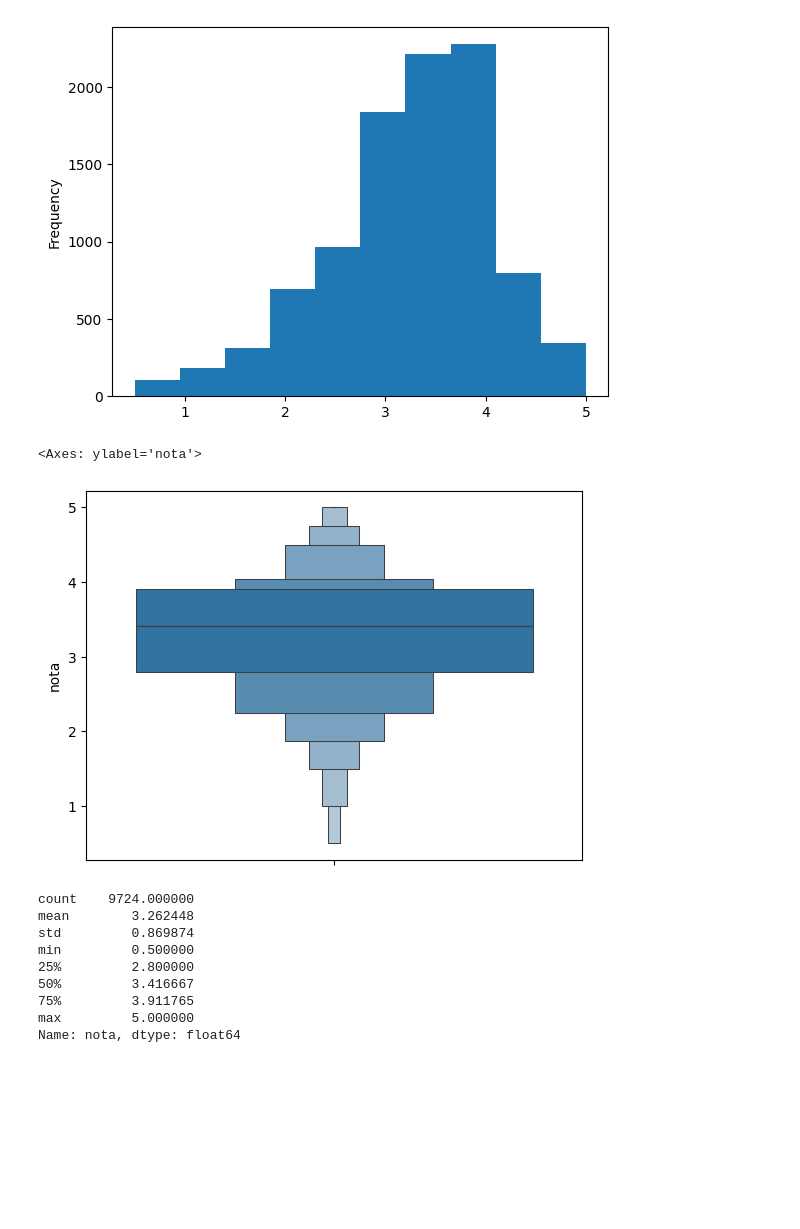
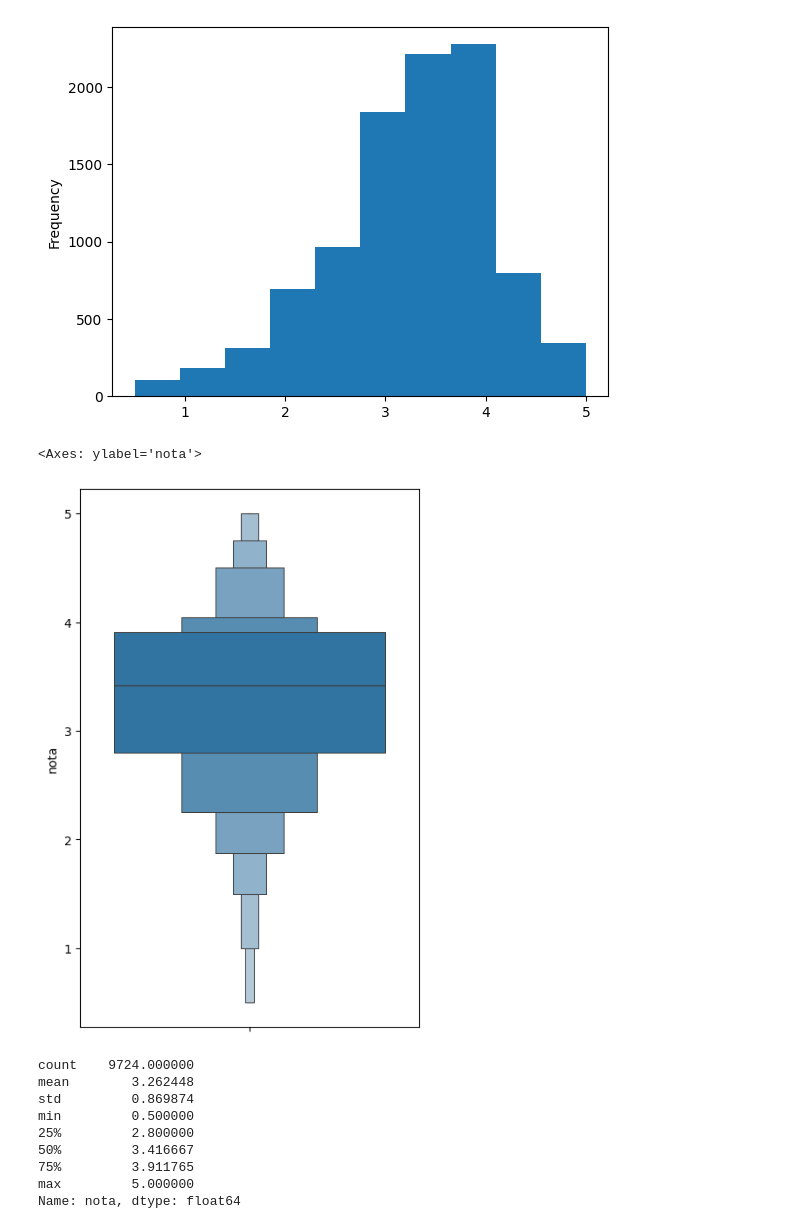
Before and after one commit to devnicolecabral/introducao-datascience, a Jupyter notebook: main.ipynb, the cells around one changed output. Saved outputs shown, nothing was run; the diff lists cells and outputs as text; code cells hidden in the pictures; blank space fills up the shorter version.

Commit message:
Aula3
Nessa aula aprendi:
Importar um CSV;
Identificar o tipo de uma variável observando seu conteúdo;
Reconhecer o que é categórica ordinal;
Interpretar o que é quantitativa.

```diff
--- a/main.ipynb
+++ b/main.ipynb
@@ -134,11 +134,14 @@ medias_por_filme.plot(kind='hist')
 # %% [output]
 <Axes: ylabel='Frequency'>
 [figure]
-# %%
-sns.boxenplot(medias_por_filme)
-# %% [output]
-<Axes: ylabel='nota'>
-[figure, removed]
+# %%
+import matplotlib.pyplot as plt
+
+plt.figure(figsize=(5,8))
+sns.boxenplot(medias_por_filme)
+# %% [output]
+<Axes: ylabel='nota'>
+[figure, added]
 # %%
 medias_por_filme.describe()
 # %% [output]
```
Also changed, not shown: parts of 4 cells of this notebook, 1 other file.
